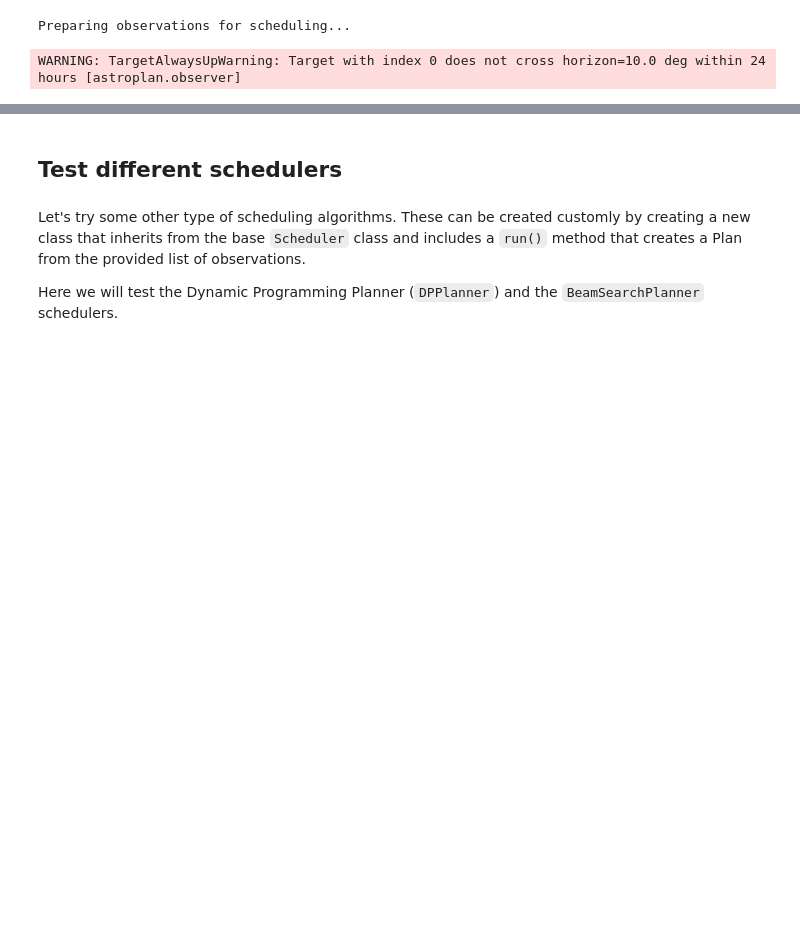
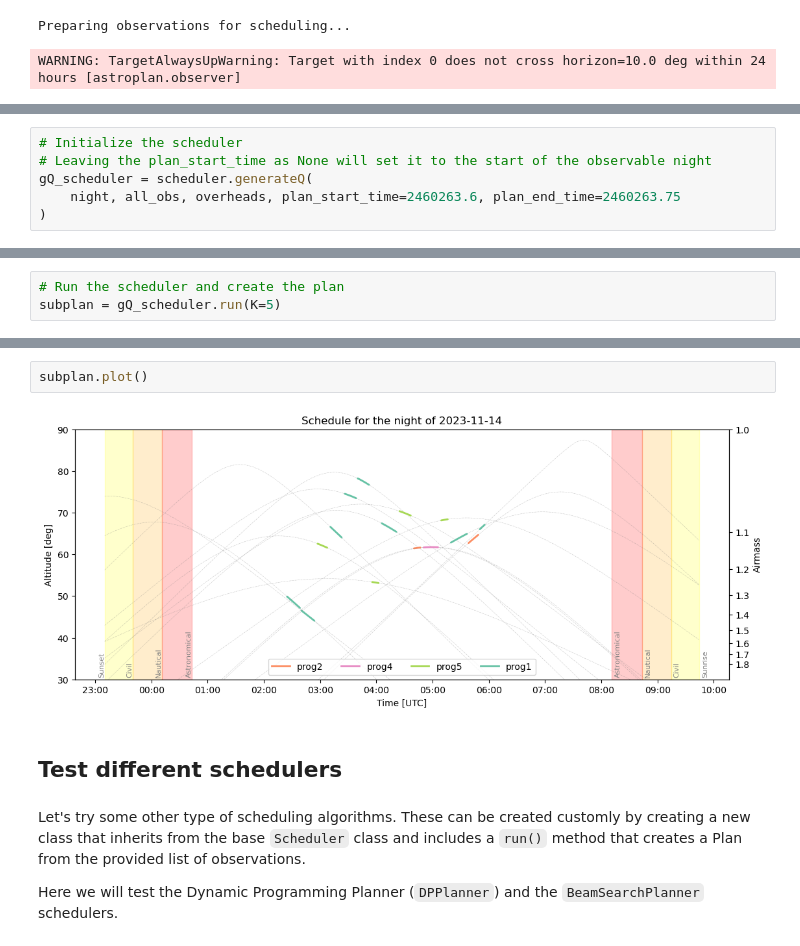
Before and after one commit to nicochunger/SCOPES, a Jupyter notebook: scopes_example.ipynb, the cells around one changed output, grey strips where cells are left out. Saved outputs shown, nothing was run; the diff lists cells and outputs as text; blank space fills up the shorter version.

```diff
--- a/scopes_example.ipynb
+++ b/scopes_example.ipynb
@@ -335,0 +345,6 @@ plan.plot()
+# %%
+# Initialize the scheduler
+# Leaving the plan_start_time as None will set it to the start of the observable night
+gQ_scheduler = scheduler.generateQ(
+    night, all_obs, overheads, plan_start_time=2460263.6, plan_end_time=2460263.75
+)
@@ -335,0 +354,3 @@ plan.plot()
+# %%
+# Run the scheduler and create the plan
+subplan = gQ_scheduler.run(K=5)
@@ -336,3 +389,7 @@ plan.plot()
+# %%
+subplan.plot()
+# %% [output]
+[figure, added]
 # %% [markdown]
 ## Test different schedulers
 # %% [markdown]
```
Also changed, not shown: parts of 18 cells of this notebook, 2 other files.
